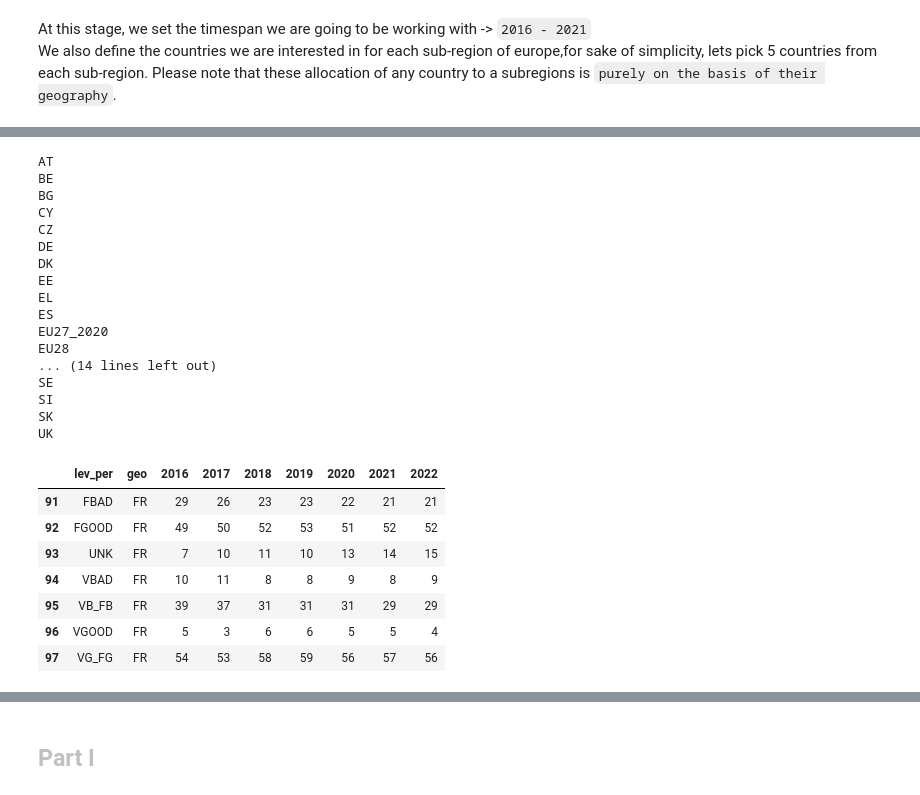
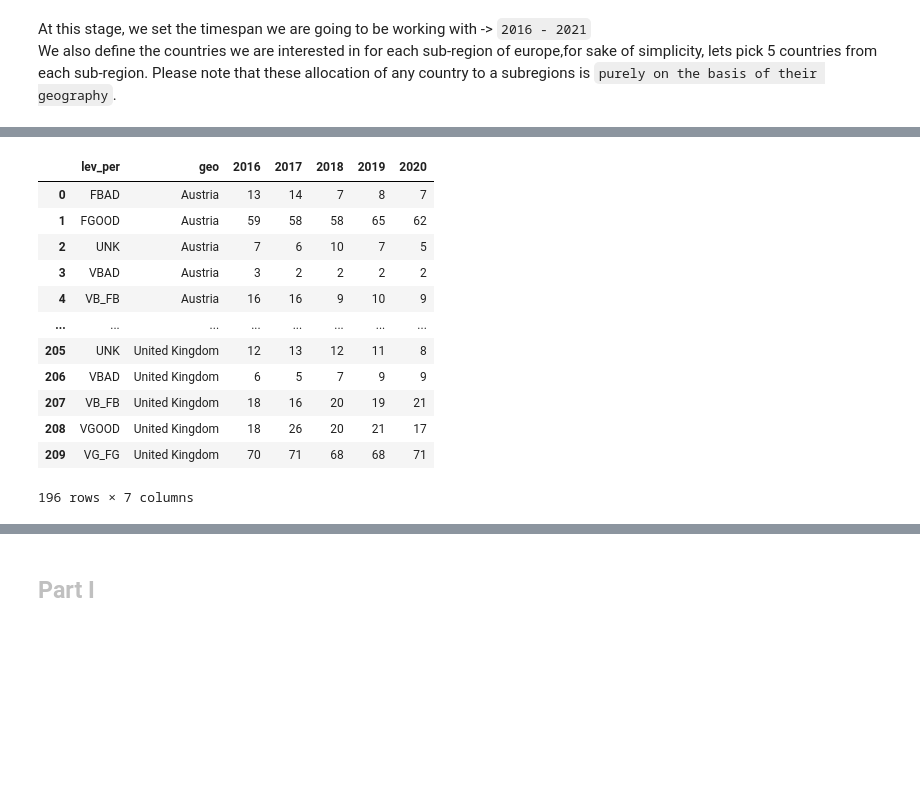
Before and after one commit to Prisoner-s-Dilemma/OpenAccess-DigitalEthics-ProjectMaterial, a Jupyter notebook: Mashup_datasets.ipynb, the cells around one changed output, grey strips where cells are left out. Saved outputs shown, nothing was run; the diff lists cells and outputs as text; code cells hidden in the pictures; blank space fills up the shorter version.

```diff
--- a/Mashup_datasets.ipynb
+++ b/Mashup_datasets.ipynb
@@ -173,32 +190,27 @@ df_D4
-# %%
-countrygrp = df_D4.groupby(['geo'])
-for item in countrygrp.groups:
-    print(item)
-
-countrygrp.get_group('FR')
-# %% [output]
-AT
-BE
-BG
-CY
-CZ
-DE
-DK
-EE
-EL
-ES
-EU27_2020
-EU28
-... (14 lines left out)
-SE
-SI
-SK
-UK
-|  | lev_per | geo | 2016 | 2017 | 2018 | 2019 | 2020 | 2021 | 2022 |
-| 91 | FBAD | FR | 29 | 26 | 23 | 23 | 22 | 21 | 21 |
-| 92 | FGOOD | FR | 49 | 50 | 52 | 53 | 51 | 52 | 52 |
-| 93 | UNK | FR | 7 | 10 | 11 | 10 | 13 | 14 | 15 |
-| 94 | VBAD | FR | 10 | 11 | 8 | 8 | 9 | 8 | 9 |
-| 95 | VB_FB | FR | 39 | 37 | 31 | 31 | 31 | 29 | 29 |
-| 96 | VGOOD | FR | 5 | 3 | 6 | 6 | 5 | 5 | 4 |
-| 97 | VG_FG | FR | 54 | 53 | 58 | 59 | 56 | 57 | 56 |
+# %%
+def replaceValue(df,col,mapping_dict):
+    for col in df.columns:
+        if df[col].dtype == 'object':
+            df[col] = df[col].apply(lambda x: mapping_dict.get(x, x))
+    return df
+# %%
+df_D3 = replaceValue(df_D3,'geo',countryCode)
+df_D4 = replaceValue(df_D4,'geo',countryCode)
+df_D5 = replaceValue(df_D5,'geo',countryCode)
+df_D7 = replaceValue(df_D7,'geo',countryCode)
+
+df_D4
+# %% [output]
+|  | lev_per | geo | 2016 | 2017 | 2018 | 2019 | 2020 |
+| 0 | FBAD | Austria | 13 | 14 | 7 | 8 | 7 |
+| 1 | FGOOD | Austria | 59 | 58 | 58 | 65 | 62 |
+| 2 | UNK | Austria | 7 | 6 | 10 | 7 | 5 |
+| 3 | VBAD | Austria | 3 | 2 | 2 | 2 | 2 |
+| 4 | VB_FB | Austria | 16 | 16 | 9 | 10 | 9 |
+| ... | ... | ... | ... | ... | ... | ... | ... |
+| 205 | UNK | United Kingdom | 12 | 13 | 12 | 11 | 8 |
+| 206 | VBAD | United Kingdom | 6 | 5 | 7 | 9 | 9 |
+| 207 | VB_FB | United Kingdom | 18 | 16 | 20 | 19 | 21 |
+| 208 | VGOOD | United Kingdom | 18 | 26 | 20 | 21 | 17 |
+| 209 | VG_FG | United Kingdom | 70 | 71 | 68 | 68 | 71 |
+196 rows × 7 columns
```
Also changed, not shown: parts of 25 cells of this notebook.
